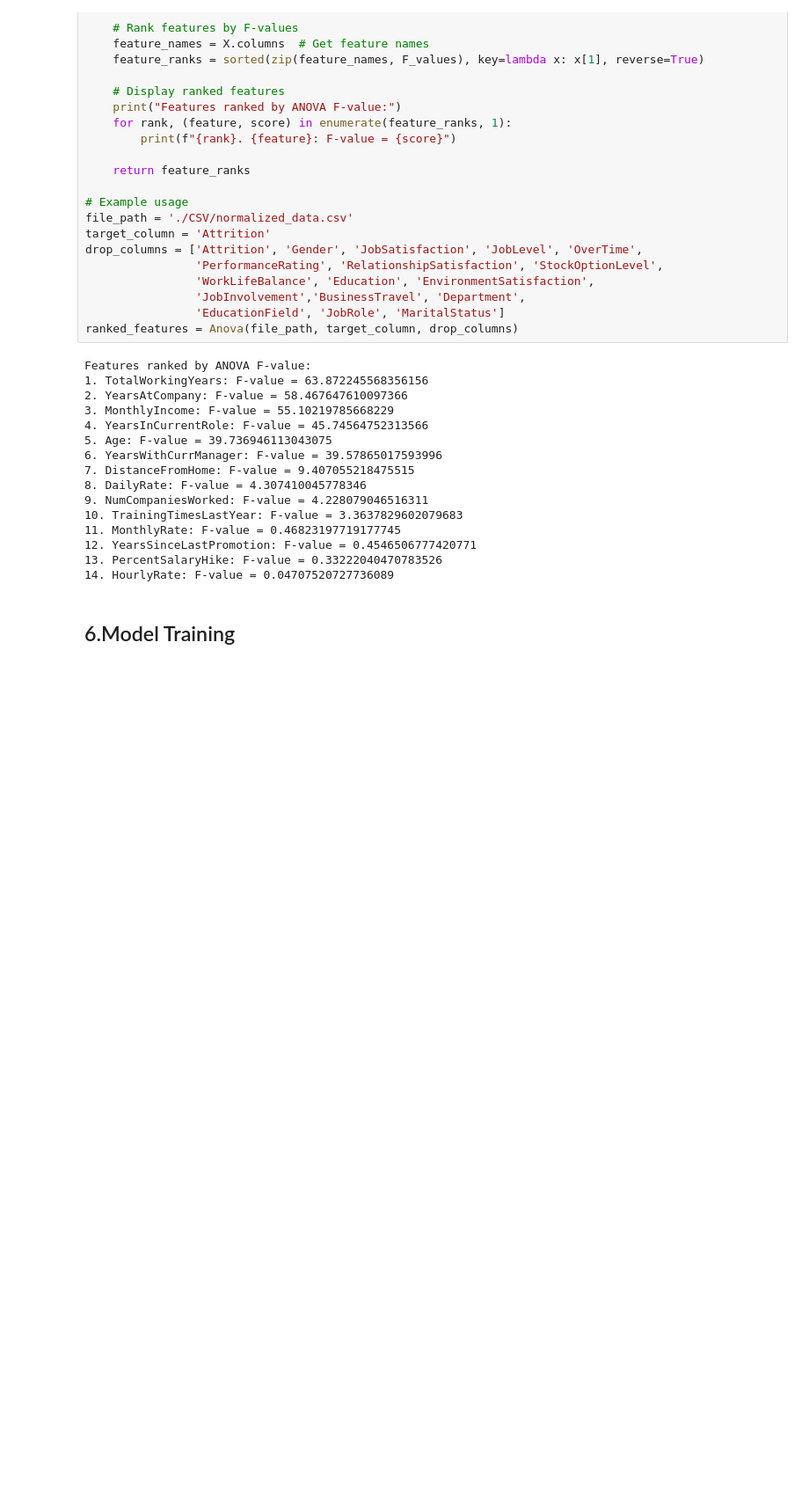
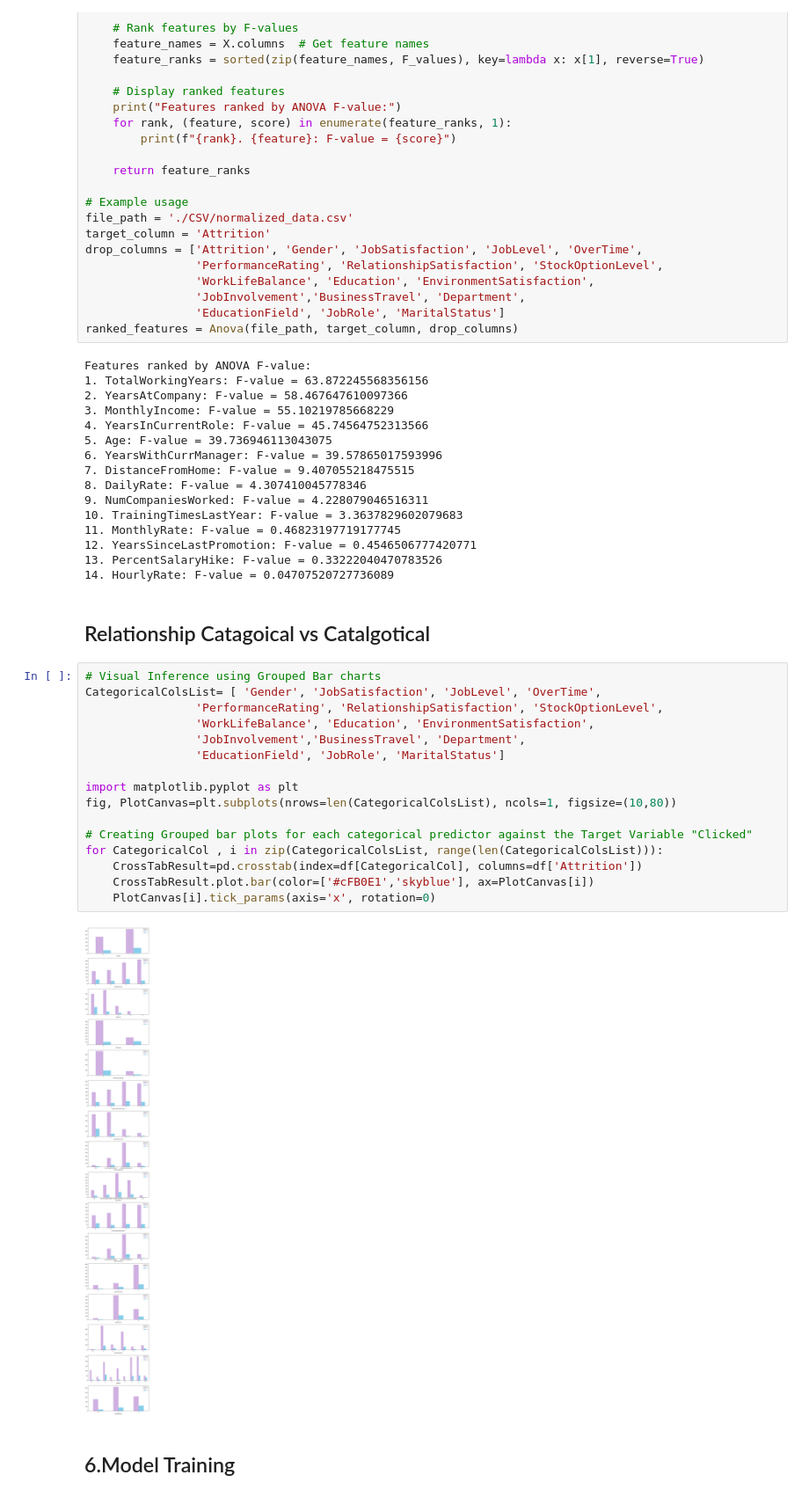
Before and after one commit to ManchineLearningENN/ImageProc_ML, a Jupyter notebook: main.ipynb, the cells around one changed output. Shown at 88% size. Saved outputs shown, nothing was run; the diff lists cells and outputs as text; blank space fills up the shorter version.

```diff
--- a/main.ipynb
+++ b/main.ipynb
@@ -734,6 +734,26 @@ Features ranked by ANOVA F-value:
 12. YearsSinceLastPromotion: F-value = 0.4546506777420771
 13. PercentSalaryHike: F-value = 0.33222040470783526
 14. HourlyRate: F-value = 0.04707520727736089
+# %% [markdown]
+## Relationship Catagoical vs Catalgotical
+# %%
+# Visual Inference using Grouped Bar charts
+CategoricalColsList= [ 'Gender', 'JobSatisfaction', 'JobLevel', 'OverTime',
+                'PerformanceRating', 'RelationshipSatisfaction', 'StockOptionLevel',
+                'WorkLifeBalance', 'Education', 'EnvironmentSatisfaction',
+                'JobInvolvement','BusinessTravel', 'Department',
+                'EducationField', 'JobRole', 'MaritalStatus']
+
+import matplotlib.pyplot as plt
+fig, PlotCanvas=plt.subplots(nrows=len(CategoricalColsList), ncols=1, figsize=(10,80))
+
+# Creating Grouped bar plots for each categorical predictor against the Target Variable "Clicked"
+for CategoricalCol , i in zip(CategoricalColsList, range(len(CategoricalColsList))):
+    CrossTabResult=pd.crosstab(index=df[CategoricalCol], columns=df['Attrition'])
+    CrossTabResult.plot.bar(color=['#cFB0E1','skyblue'], ax=PlotCanvas[i])
+    PlotCanvas[i].tick_params(axis='x', rotation=0)
+# %% [output]
+[figure, added]
 # %% [markdown]
 ## 6.Model Training
 # %% [markdown]
```
